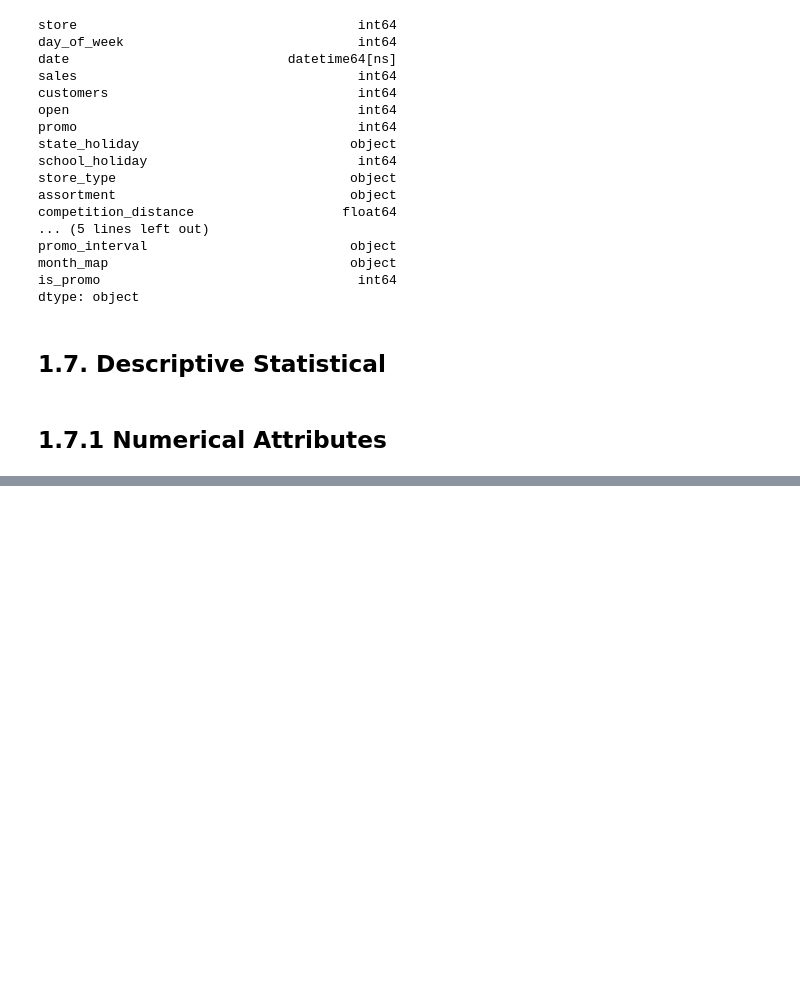
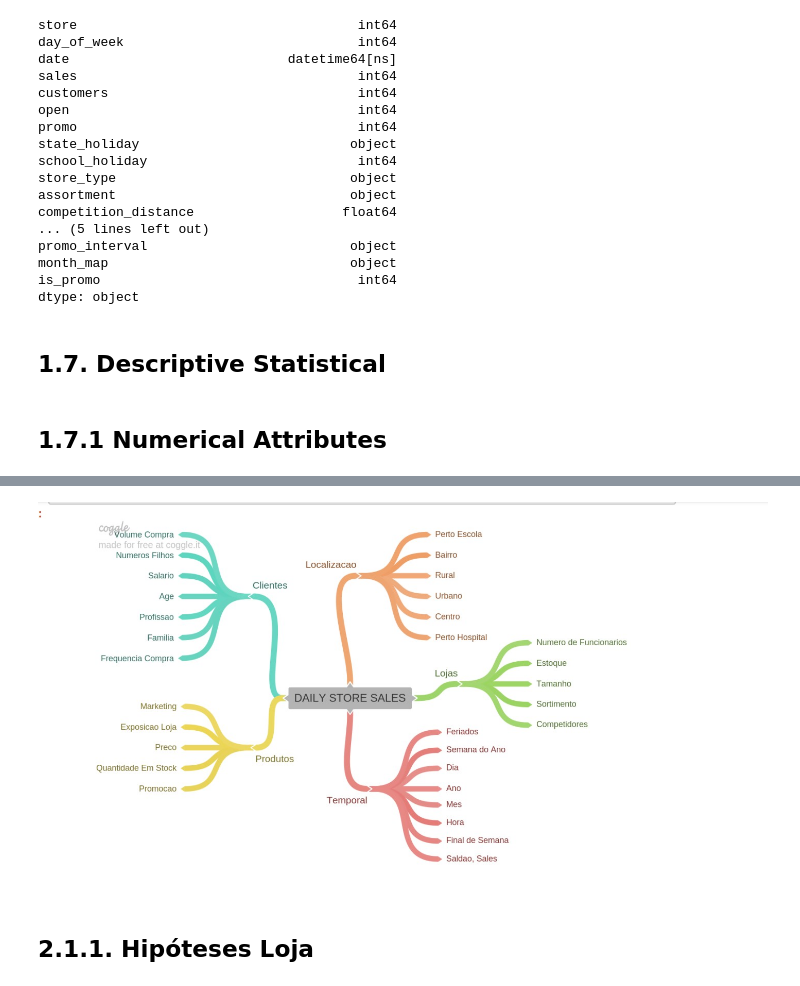
Before and after one commit to OscarFantozzi/Rossmann-Sales, a Jupyter notebook: rossmann_sales.ipynb, the cells around one changed output, grey strips where cells are left out. Saved outputs shown, nothing was run; the diff lists cells and outputs as text; code cells hidden in the pictures; blank space fills up the shorter version.

```diff
--- a/rossmann_sales.ipynb
+++ b/rossmann_sales.ipynb
@@ -329,0 +339,6 @@ sns.boxplot( x = 'assortment', y = 'sales', data = aux1 )
+# %%
+Image( r'img/img_hypothesis.jpg' )
+# %% [output]
+[figure, added]
+# %% [markdown]
+## 2.1.1. Hipóteses Loja
```
Also changed, not shown: parts of 21 cells of this notebook, 1 other file.
